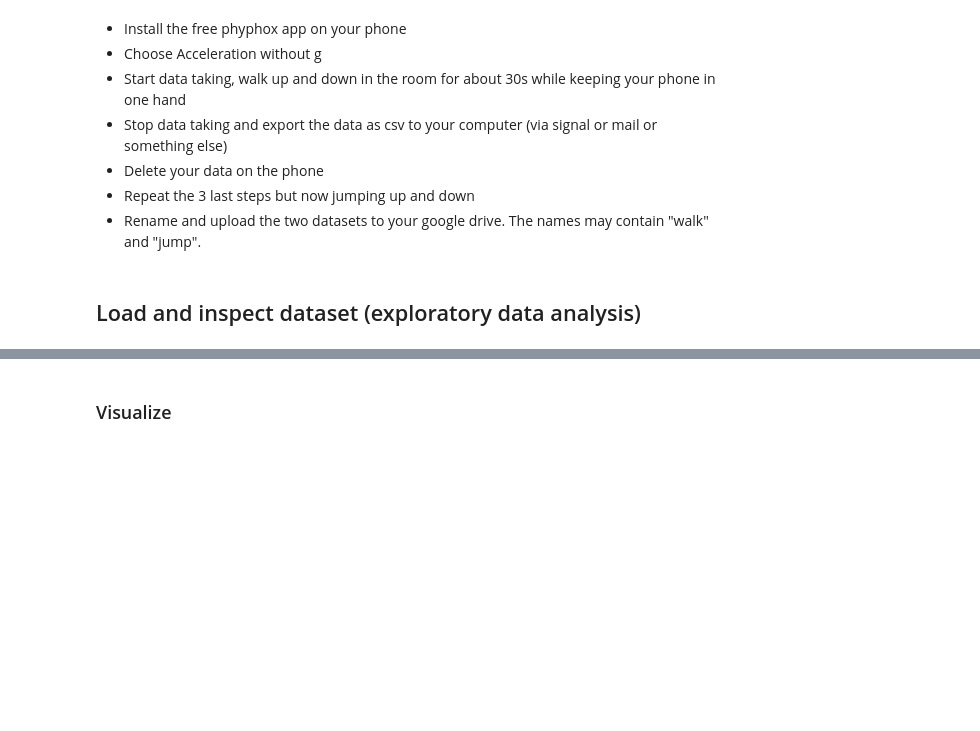
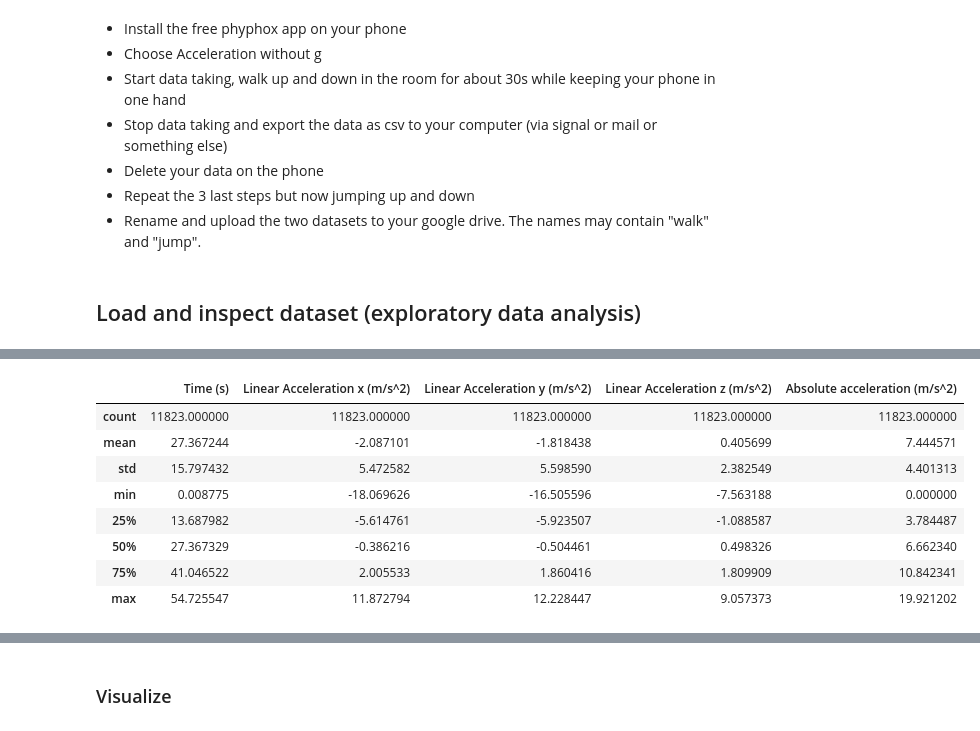
Before and after one commit to Guebco/CAS_ADS_2026_Guebco, a Jupyter notebook: Module 3/1_ML_Concepts.ipynb, the cells around one changed output, grey strips where cells are left out. Saved outputs shown, nothing was run; the diff lists cells and outputs as text; code cells hidden in the pictures; blank space fills up the shorter version.

```diff
--- a/Module 3/1_ML_Concepts.ipynb
+++ b/Module 3/1_ML_Concepts.ipynb
@@ -259,3 +336,13 @@ movement.info()
 # %%
-movement[movement['type']=='walk'].describe()
+movement[movement['type']=='walking'].describe()
+# %% [output]
+|  | Time (s) | Linear Acceleration x (m/s^2) | Linear Acceleration y (m/s^2) | Linear Acceleration z (m/s^2) | Absolute acceleration (m/s^2) |
+| count | 11823.000000 | 11823.000000 | 11823.000000 | 11823.000000 | 11823.000000 |
+| mean | 27.367244 | -2.087101 | -1.818438 | 0.405699 | 7.444571 |
+| std | 15.797432 | 5.472582 | 5.598590 | 2.382549 | 4.401313 |
+| min | 0.008775 | -18.069626 | -16.505596 | -7.563188 | 0.000000 |
+| 25% | 13.687982 | -5.614761 | -5.923507 | -1.088587 | 3.784487 |
+| 50% | 27.367329 | -0.386216 | -0.504461 | 0.498326 | 6.662340 |
+| 75% | 41.046522 | 2.005533 | 1.860416 | 1.809909 | 10.842341 |
+| max | 54.725547 | 11.872794 | 12.228447 | 9.057373 | 19.921202 |
 # %%
```
Also changed, not shown: parts of 25 cells of this notebook, 17 other files.
